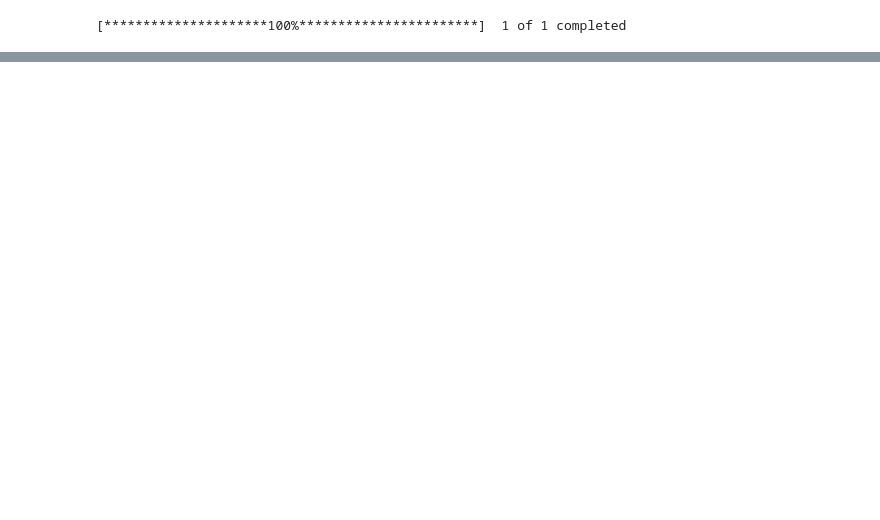
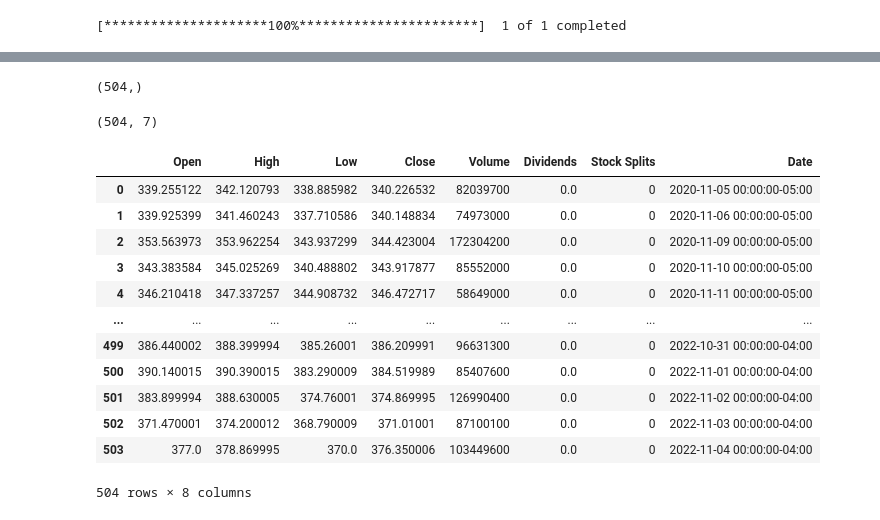
Before and after one commit to junseokShim/dual_momentum_dashboard, a Jupyter notebook: Untitled2.ipynb, the cells around one changed output, grey strips where cells are left out. Saved outputs shown, nothing was run; the diff lists cells and outputs as text; code cells hidden in the pictures; blank space fills up the shorter version.

```diff
--- a/Untitled2.ipynb
+++ b/Untitled2.ipynb
@@ -90,3 +80,4 @@ import plotly.graph_objects as go
 # %%
 import pandas as pd
 df_qqq = pd.DataFrame(qqq_data)
+df_spy = pd.DataFrame(spy_data)
@@ -108,0 +84,29 @@ fig.show()
+# %%
+df_spy.index
+# %% [output]
+(504,)
+# %%
+df_spy['Date'] = df_spy.index
+# %%
+df_spy.iloc[0:,:].values.shape
+# %% [output]
+(504, 7)
+# %%
+new_spy = pd.DataFrame(df_spy.iloc[0:,:].values, columns = df_spy.columns)
+new_spy['Date'] = df_spy.index
+# %%
+new_spy
+# %% [output]
+|  | Open | High | Low | Close | Volume | Dividends | Stock Splits | Date |
+| 0 | 339.255122 | 342.120793 | 338.885982 | 340.226532 | 82039700 | 0.0 | 0 | 2020-11-05 00:00:00-05:00 |
+| 1 | 339.925399 | 341.460243 | 337.710586 | 340.148834 | 74973000 | 0.0 | 0 | 2020-11-06 00:00:00-05:00 |
+| 2 | 353.563973 | 353.962254 | 343.937299 | 344.423004 | 172304200 | 0.0 | 0 | 2020-11-09 00:00:00-05:00 |
+| 3 | 343.383584 | 345.025269 | 340.488802 | 343.917877 | 85552000 | 0.0 | 0 | 2020-11-10 00:00:00-05:00 |
+| 4 | 346.210418 | 347.337257 | 344.908732 | 346.472717 | 58649000 | 0.0 | 0 | 2020-11-11 00:00:00-05:00 |
+| ... | ... | ... | ... | ... | ... | ... | ... | ... |
+| 499 | 386.440002 | 388.399994 | 385.26001 | 386.209991 | 96631300 | 0.0 | 0 | 2022-10-31 00:00:00-04:00 |
+| 500 | 390.140015 | 390.390015 | 383.290009 | 384.519989 | 85407600 | 0.0 | 0 | 2022-11-01 00:00:00-04:00 |
+| 501 | 383.899994 | 388.630005 | 374.76001 | 374.869995 | 126990400 | 0.0 | 0 | 2022-11-02 00:00:00-04:00 |
+| 502 | 371.470001 | 374.200012 | 368.790009 | 371.01001 | 87100100 | 0.0 | 0 | 2022-11-03 00:00:00-04:00 |
+| 503 | 377.0 | 378.869995 | 370.0 | 376.350006 | 103449600 | 0.0 | 0 | 2022-11-04 00:00:00-04:00 |
+504 rows × 8 columns
```
Also changed, not shown: parts of 14 cells of this notebook, 5 other files.
